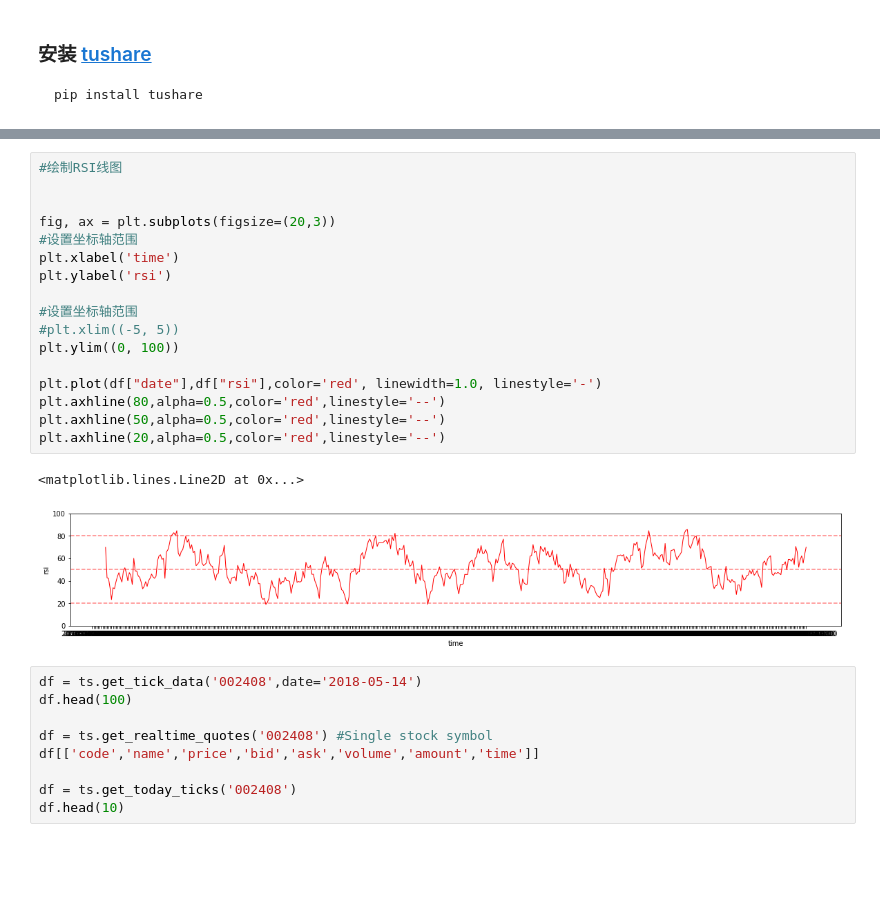
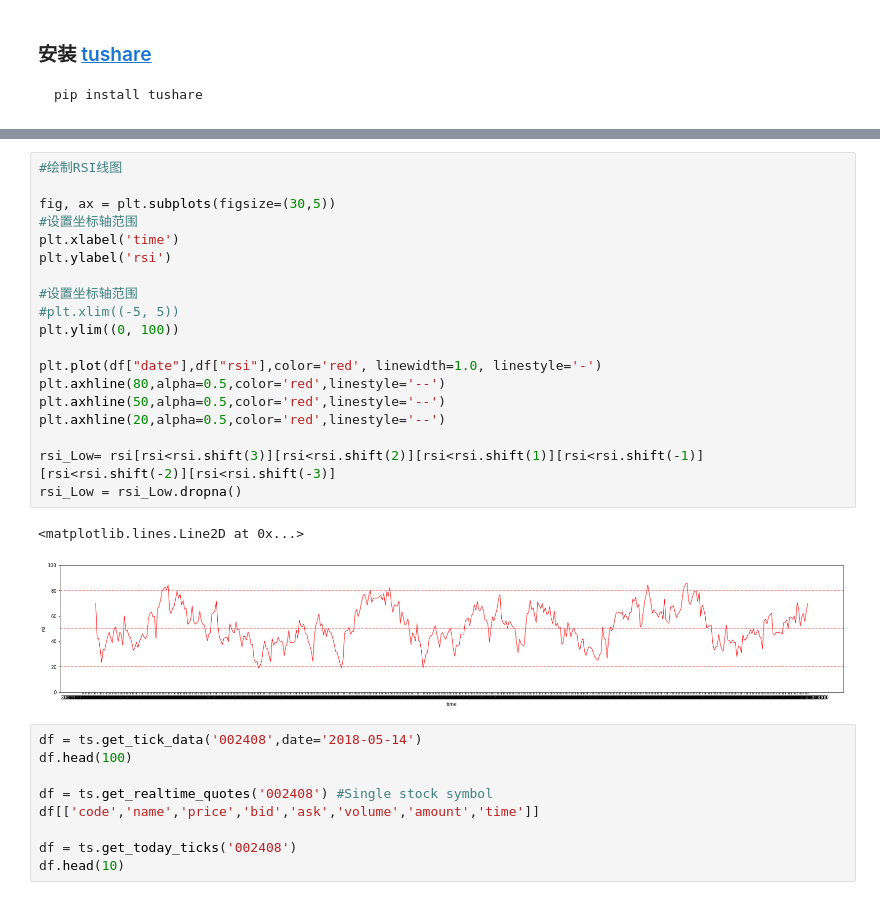
Before and after one commit to huanghan/notebook-01, a Jupyter notebook: tushareAPI.ipynb, the cells around one changed output, grey strips where cells are left out. Cells and saved outputs as stored; diff of their text form; blank space fills up the shorter version.

```diff
--- a/tushareAPI.ipynb
+++ b/tushareAPI.ipynb
@@ -43,23 +22,25 @@ df
 # %%
 #绘制RSI线图
 
-
-fig, ax = plt.subplots(figsize=(20,3))
+fig, ax = plt.subplots(figsize=(30,5))
 #设置坐标轴范围
 plt.xlabel('time')
 plt.ylabel('rsi')
 
 #设置坐标轴范围
 #plt.xlim((-5, 5))
 plt.ylim((0, 100))
 
 plt.plot(df["date"],df["rsi"],color='red', linewidth=1.0, linestyle='-')
 plt.axhline(80,alpha=0.5,color='red',linestyle='--')
 plt.axhline(50,alpha=0.5,color='red',linestyle='--')
 plt.axhline(20,alpha=0.5,color='red',linestyle='--')
+
+rsi_Low= rsi[rsi<rsi.shift(3)][rsi<rsi.shift(2)][rsi<rsi.shift(1)][rsi<rsi.shift(-1)][rsi<rsi.shift(-2)][rsi<rsi.shift(-3)]
+rsi_Low = rsi_Low.dropna()
 # %% [output]
 <matplotlib.lines.Line2D at 0x...>
-[figure, old version]
+[figure, new version]
 # %%
 df = ts.get_tick_data('002408',date='2018-05-14')
 df.head(100)
```
Also changed, not shown: parts of 1 cell of this notebook.
